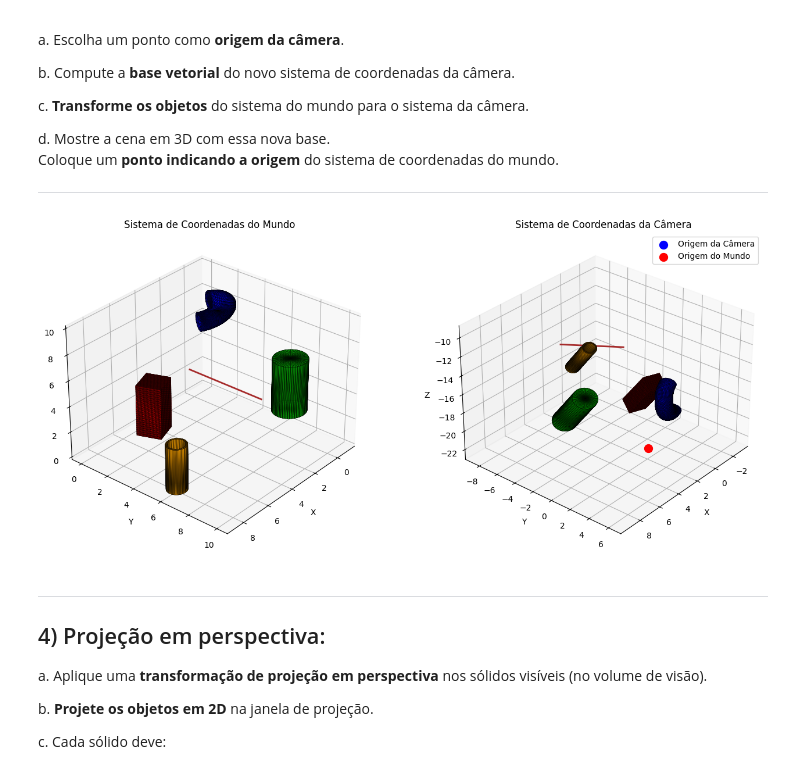
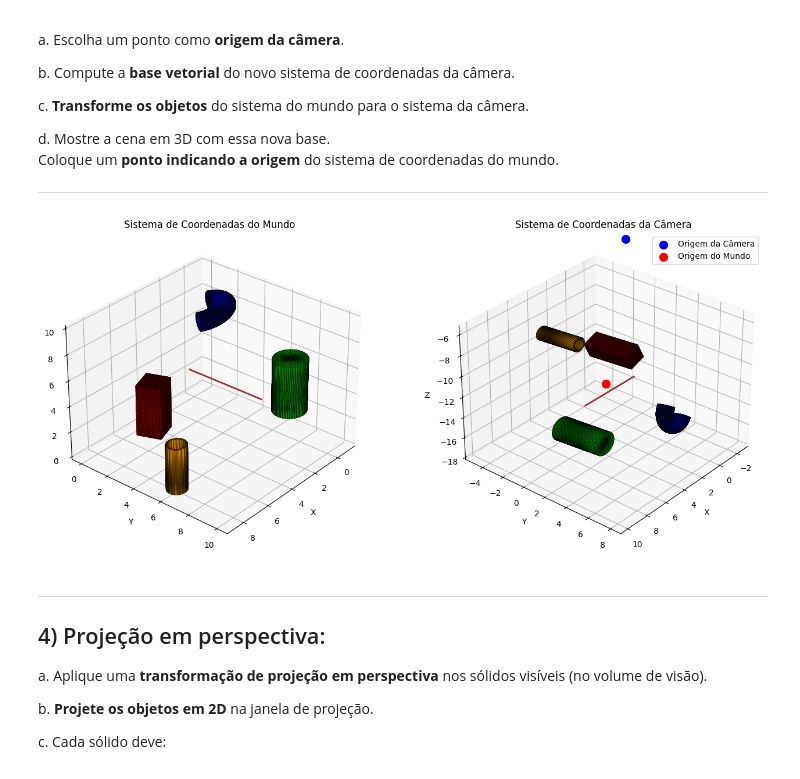
Before and after one commit to MabiuMoura/computa-o-grafica, a Jupyter notebook: main_scene.ipynb, the cells around one changed output. Drawn from its saved outputs; the diff is of its cells as text; code cells hidden in the pictures.

Commit message:
fix camera pos

```diff
--- a/main_scene.ipynb
+++ b/main_scene.ipynb
@@ -231,7 +231,7 @@ vertices_geral = np.vstack([np.array(obj.vertices) for obj in objetos_3d])
 
 # Define a posição da câmera em relação ao centro dos objetos
 centro = np.mean(vertices_geral, axis=0)
-camera_pos = centro + np.array([8.1, 6.0, 15.1])  # <- origem da câmera
+camera_pos = centro + np.array([12.1, 0.0, 1.1]) # <- origem da câmera
 camera_target = centro
 up = np.array([0, 0, 1])  # vetor "para cima" padrão
 
@@ -321,34 +321,34 @@ for obj in objetos:
     if faces:
         polys = [[verts[i] for i in face] for face in faces]
         ax2.add_collection3d(Poly3DCollection(polys, facecolor=cor, edgecolor='k', alpha=alpha, linewidths=0.3))
     else:
         ax2.plot(verts[:, 0], verts[:, 1], verts[:, 2], color=cor, linewidth=2)
 
 # Ponto azul: origem da câmera (sempre 0,0,0 no sistema da câmera)
 ax2.scatter(0, 0, 0, color='blue', s=100, label='Origem da Câmera')
 
 # Ponto vermelho: origem do mundo transformada para o sistema da câmera
 origem_mundo_em_camera = para_camera([[0, 0, 0]])[0]
 ax2.scatter(*origem_mundo_em_camera, color='red', s=100, label='Origem do Mundo')
 
 # Ajusta limites do gráfico da câmera
 pts_cam = np.vstack([para_camera(obj["vertices"]) for obj in objetos])
 pad = 2.0
 ax2.set_xlim(pts_cam[:, 0].min() - pad, pts_cam[:, 0].max() + pad)
 ax2.set_ylim(pts_cam[:, 1].min() - pad, pts_cam[:, 1].max() + pad)
 ax2.set_zlim(pts_cam[:, 2].min() - pad, pts_cam[:, 2].max() + pad)
 
 ax2.set_title("Sistema de Coordenadas da Câmera")
 ax2.set_xlabel("X")
 ax2.set_ylabel("Y")
 ax2.set_zlabel("Z")
 ax2.view_init(elev=30, azim=40)
 ax2.legend()
 
 plt.tight_layout()
 plt.show()
 # %% [output]
-[figure, old version]
+[figure, new version]
 # %% [markdown]
 ---
 
```
Also changed, not shown: parts of 4 cells of this notebook, 5 other files.
